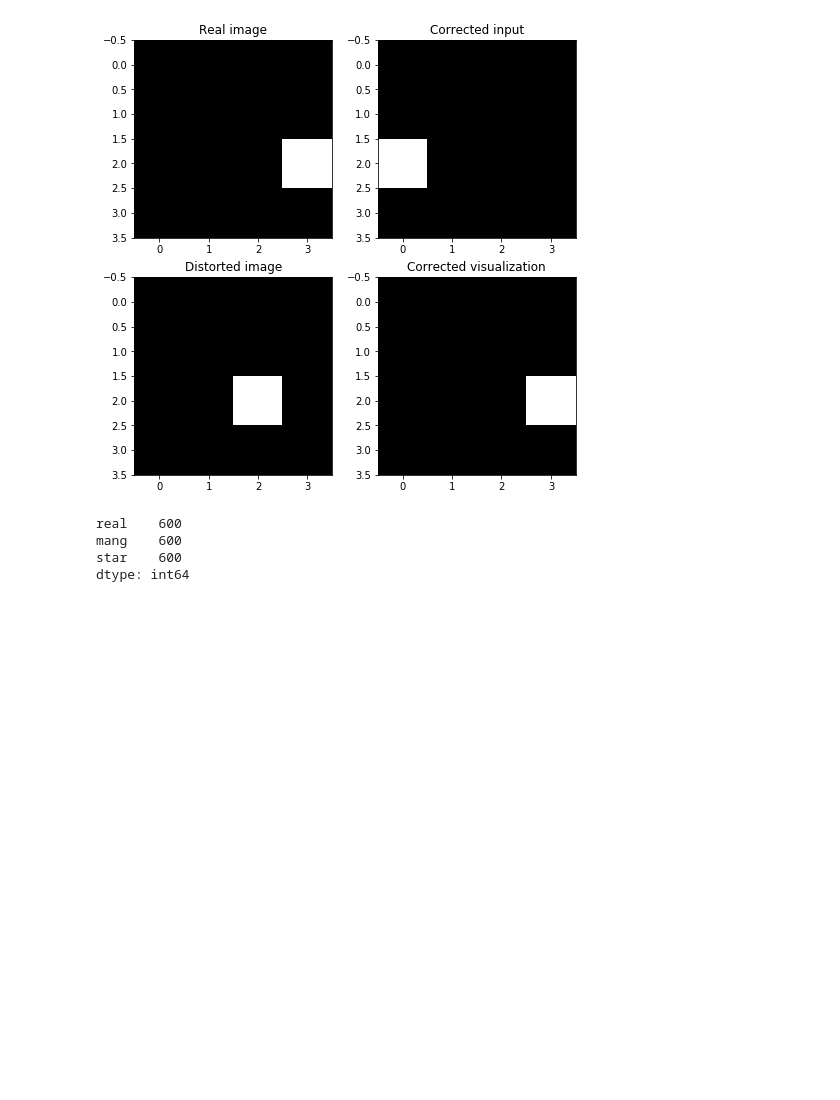
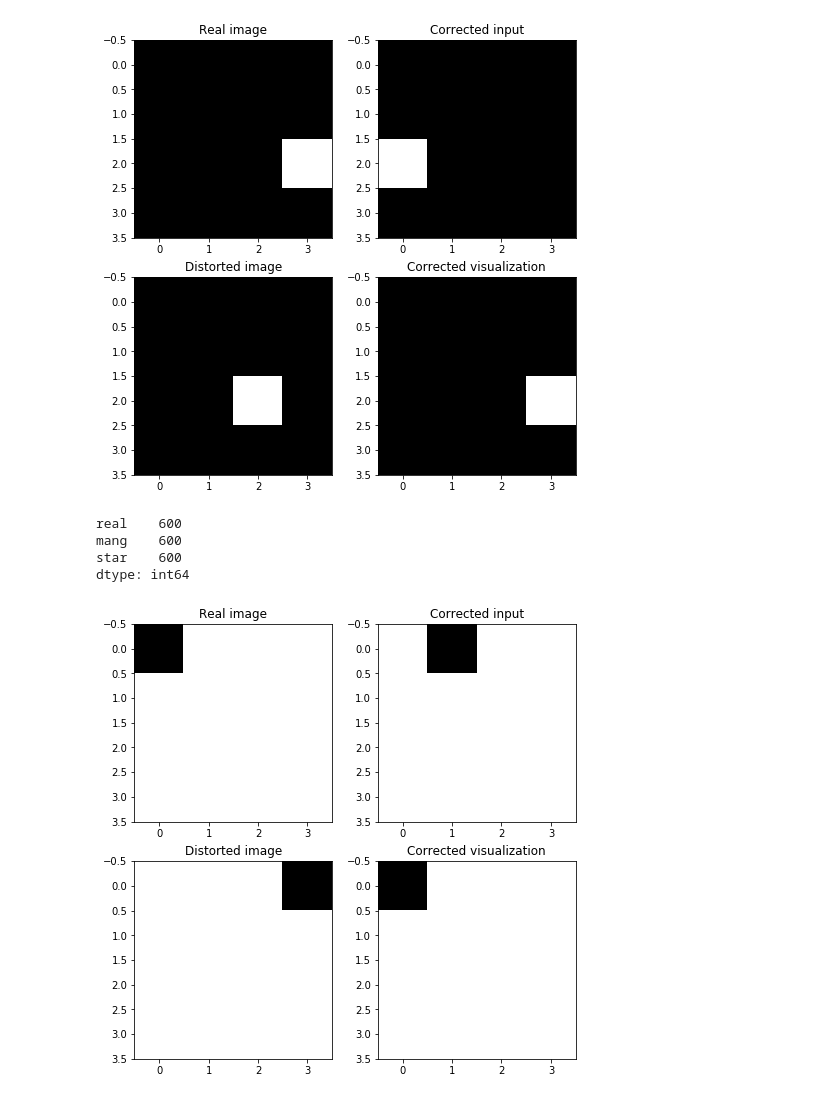
Before and after one commit to marieo31/final_project, a Jupyter notebook: data_generation.ipynb, the cells around one changed output. Saved outputs shown, nothing was run; the diff lists cells and outputs as text; code cells hidden in the pictures; blank space fills up the shorter version.

```diff
--- a/data_generation.ipynb
+++ b/data_generation.ipynb
@@ -35,6 +35,11 @@ Mstar = Mreal@Pstar
 # %%
 # plt.figure(1)
 def vis_matrices(Mr, Mm, Mst, P):
+    if Mr.shape[0]==1:
+        Mr = Mr.reshape(int(np.sqrt(Mr.shape[1])), int(np.sqrt(Mr.shape[1])))
+        Mm = Mm.reshape(int(np.sqrt(Mm.shape[1])), int(np.sqrt(Mm.shape[1])))
+        Mst = Mst.reshape(int(np.sqrt(Mst.shape[1])), int(np.sqrt(Mst.shape[1])))
+
     fig, (ax1,ax2) = plt.subplots(nrows=2,ncols=2) #, squeeze=True, sharey=True)
     fig.set_size_inches(8,8)
 
@@ -130,3 +135,24 @@ real    600
 mang    600
 star    600
 dtype: int64
+# %%
+# let's try to train the model with only one pixel on each figure.
+# then we can use categorical for the result: the cqtegory being the position of the pixel.
+# input a grid, output a position between one to 16
+
+# Generating the training data.
+idx = range(0,nbpix**2,1)
+
+Mreal_tab = np.zeros((len(idx),nbpix*nbpix))
+Mmang_tab = np.zeros((len(idx),nbpix*nbpix))
+Mstar_tab = np.zeros((len(idx),nbpix*nbpix))
+
+for ii in idx:
+    Mreal_tab[ii,ii] = 1
+    Mmang_tab[ii,:] = (Mreal_tab[ii,:].reshape(nbpix,nbpix)@P).reshape(1,nbpix**2)
+    Mstar_tab[ii,:] = (Mreal_tab[ii,:].reshape(nbpix,nbpix)@Pstar).reshape(1,nbpix**2)
+# %%
+n = 0
+vis_matrices(Mreal_tab[n,:].reshape(nbpix,nbpix), Mmang_tab[n,:].reshape(nbpix,nbpix), Mstar_tab[n,:].reshape(nbpix,nbpix), P)
+# %% [output]
+[figure, added]
```
Also changed, not shown: parts of 16 cells of this notebook.
